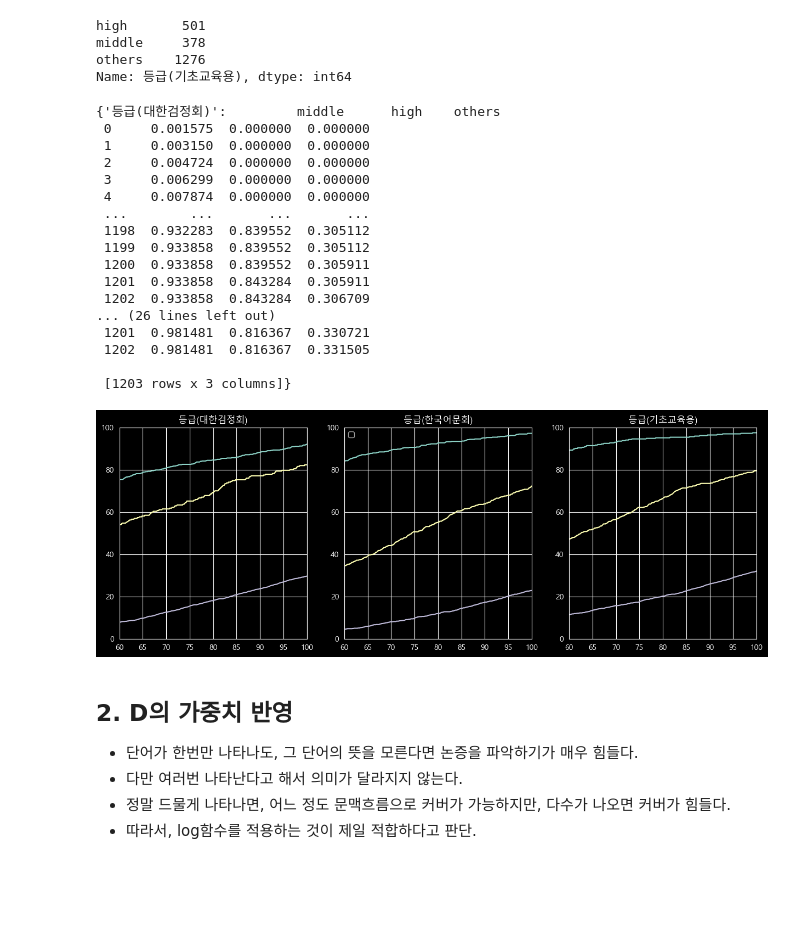
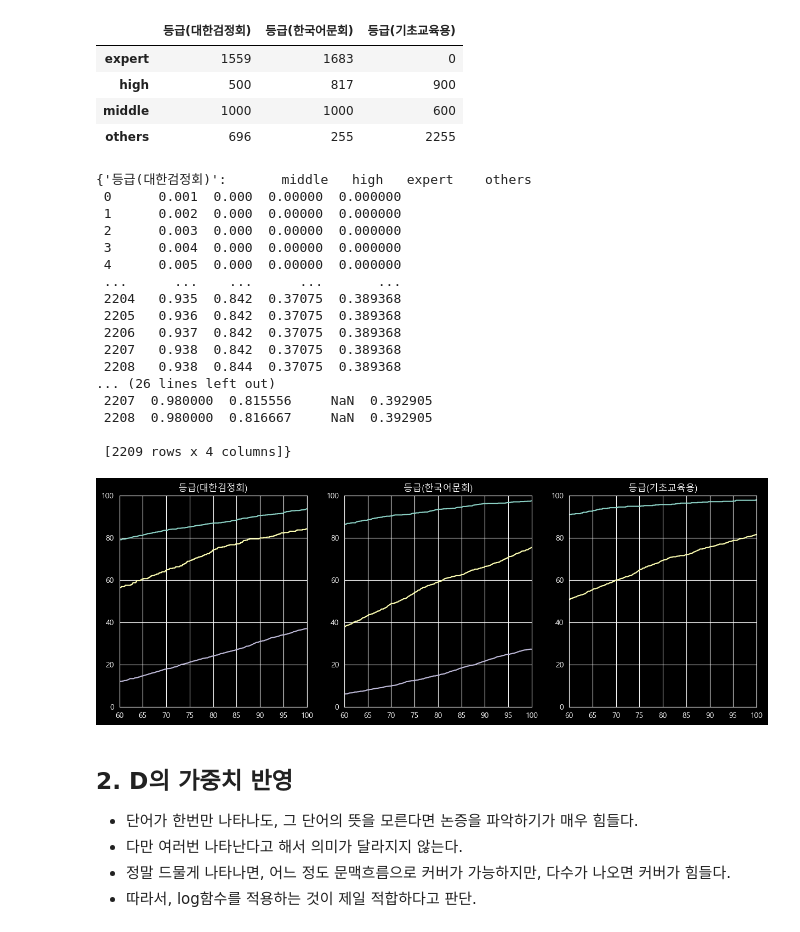
Before and after one commit to Hellcreams/hanja_suggestion, a Jupyter notebook: analyzation.ipynb, the cells around one changed output. Drawn from its saved outputs; the diff is of its cells as text; code cells hidden in the pictures; blank space fills up the shorter version.

```diff
--- a/analyzation.ipynb
+++ b/analyzation.ipynb
@@ -47,25 +47,29 @@ ref_df["등급(기초교육용)"] = ref_df["등급(기초교육용)"].map(
 ref_df["등급(대한검정회)"] = np.select(
     [ref_df["등급(대한검정회)"] >= 3.0,
      ref_df["등급(대한검정회)"] >= 2.5,
+     ref_df["등급(대한검정회)"] > 0.0,
      True],
-    [3, 2, 1]
+    [3, 2, 1, 0]
 )
 ref_df["등급(대한검정회)"] = ref_df["등급(대한검정회)"].map(
     {3 : "middle",
     2 : "high",
-     1 : "others"}
+     1 : "expert",
+     0 : "others"}
 )
 # 대한검정회 4급 1000자, 3급 1800자 / 4급까지 중간(middle), 3급은 고등(high)로 분류
 ref_df["등급(한국어문회)"] = np.select(
     [ref_df["등급(한국어문회)"] >= 4.0,
      ref_df["등급(한국어문회)"] >= 3.0,
+     ref_df["등급(한국어문회)"] > 0.0,
      True],
-    [3, 2, 1]
+    [3, 2, 1, 0]
 )
 ref_df["등급(한국어문회)"] = ref_df["등급(한국어문회)"].map(
     {3 : "middle",
     2 : "high",
-     1 : "others"}
+     1 : "expert",
+     0 : "others"}
 )
 # -----------------------------
 ref_df
@@ -105,7 +213,8 @@ result1_df = pd.DataFrame.merge(
     ref_df,
     how="left",
     on="한자"
-).dropna()
+)
+# result1_df[result1_df["등급(대한검정회)"].isnull()]
 result1_df
 # %% [output]
 |  | 한자 | count | 등급(대한검정회) | 등급(한국어문회) | 등급(기초교육용) |
@@ -124,7 +233,7 @@ result1_df
 # %%
 rank_ref_names = ["등급(대한검정회)", "등급(한국어문회)", "등급(기초교육용)"]
 
-y_total = {name:[0, 0, 0] for name in rank_ref_names}
+y_total = {name:[0, 0, 0, 0] for name in rank_ref_names}
 
 y_cum = {name:[] for name in rank_ref_names}
 
@@ -136,11 +245,13 @@ for i in x:
             y_total[k][0] += 1
         elif result1_df.loc[i, k] == "high":
             y_total[k][1] += 1
+        elif result1_df.loc[i, k] == "expert":
+            y_total[k][2] += 1
         else:
-            y_total[k][2] += 1
+            y_total[k][3] += 1
         y_cum[k].append(y_total[k][:])
 
 for k in y_cum.keys():
-    y_cum[k] = pd.DataFrame(y_cum[k], columns=["middle", "high", "others"])
-y_cum[rank_ref_names[2]]
+    y_cum[k] = pd.DataFrame(y_cum[k], columns=["middle", "high", "expert", "others"])
+y_cum[rank_ref_names[1]]
 # %% [output]
@@ -160,69 +271,69 @@ y_cum[rank_ref_names[2]]
 # %%
 ref_rank = {name:ref_df.groupby(name).count().filter(["한자"])["한자"]
                  for name in rank_ref_names}
-rank_total = pd.DataFrame(ref_rank)
-rank_total[rank_ref_names[2]]
+rank_total = pd.DataFrame(ref_rank).fillna(0).astype("int32")
+rank_total
 # %% [output]
-high       501
-middle     378
-others    1276
-Name: 등급(기초교육용), dtype: int64
+|  | 등급(대한검정회) | 등급(한국어문회) | 등급(기초교육용) |
+| expert | 1559 | 1683 | 0 |
+| high | 500 | 817 | 900 |
+| middle | 1000 | 1000 | 600 |
+| others | 696 | 255 | 2255 |
 # %%
 for i in rank_ref_names:
     y_cum[i] /= rank_total[i]
 
 y_cum
 # %% [output]
-{'등급(대한검정회)':         middle      high    others
- 0     0.001575  0.000000  0.000000
- 1     0.003150  0.000000  0.000000
- 2     0.004724  0.000000  0.000000
- 3     0.006299  0.000000  0.000000
- 4     0.007874  0.000000  0.000000
- ...        ...       ...       ...
- 1198  0.932283  0.839552  0.305112
- 1199  0.933858  0.839552  0.305112
- 1200  0.933858  0.839552  0.305911
- 1201  0.933858  0.843284  0.305911
- 1202  0.933858  0.843284  0.306709
+{'등급(대한검정회)':       middle   high   expert    others
+ 0      0.001  0.000  0.00000  0.000000
+ 1      0.002  0.000  0.00000  0.000000
+ 2      0.003  0.000  0.00000  0.000000
+ 3      0.004  0.000  0.00000  0.000000
+ 4      0.005  0.000  0.00000  0.000000
+ ...      ...    ...      ...       ...
+ 2204   0.935  0.842  0.37075  0.389368
+ 2205   0.936  0.842  0.37075  0.389368
+ 2206   0.937  0.842  0.37075  0.389368
+ 2207   0.938  0.842  0.37075  0.389368
+ 2208   0.938  0.844  0.37075  0.389368
 ... (26 lines left out)
- 1201  0.981481  0.816367  0.330721
- 1202  0.981481  0.816367  0.331505
+ 2207  0.980000  0.815556     NaN  0.392905
+ 2208  0.980000  0.816667     NaN  0.392905
 
- [1203 rows x 3 columns]}
+ [2209 rows x 4 columns]}
 # %%
 # 기관별 한자분포표
 fig, axes = plt.subplots(1, 3, figsize=(15, 5))
 x = (result1_df.index / len(result1_df.index)) * 100
 
 for i in range(3):
     ay = y_cum[rank_ref_names[i]]["middle"] * 100
     by = y_cum[rank_ref_names[i]]["high"] * 100
-    cy = y_cum[rank_ref_names[i]]["others"] * 100
+    cy = y_cum[rank_ref_names[i]]["expert"] * 100
 
     axes[i].plot(x, ay)
     axes[i].plot(x, by)
     axes[i].plot(x, cy)
     axes[i].set(xlim=(60, 100), ylim=(0, 100))
 
     axes[i].set_title(rank_ref_names[i])
 """
 x = (data.index / len(data.index)) * 100
 ay = data["middle"] * 100
 by = data["high"] * 100
 cy = data["others"] * 100
 y = np.vstack([ay, by, cy])
 
 fig, ax = plt.subplots()
 ax.plot(x, ay)
 ax.plot(x, by)
 ax.plot(x, cy)
 ax.set(xlim=(50, 100), ylim=(0, 100))
 """
-axes[1].legend()
 plt.show()
 # %% [output]
-[figure, old version]
+[figure, new version]
 # %%
 prop = 65
 
```
Also changed, not shown: parts of 11 cells of this notebook, 6 other files.
